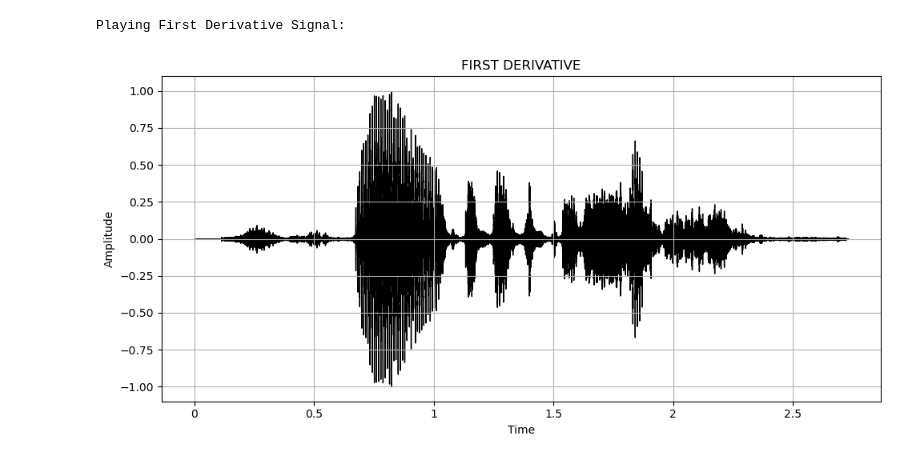
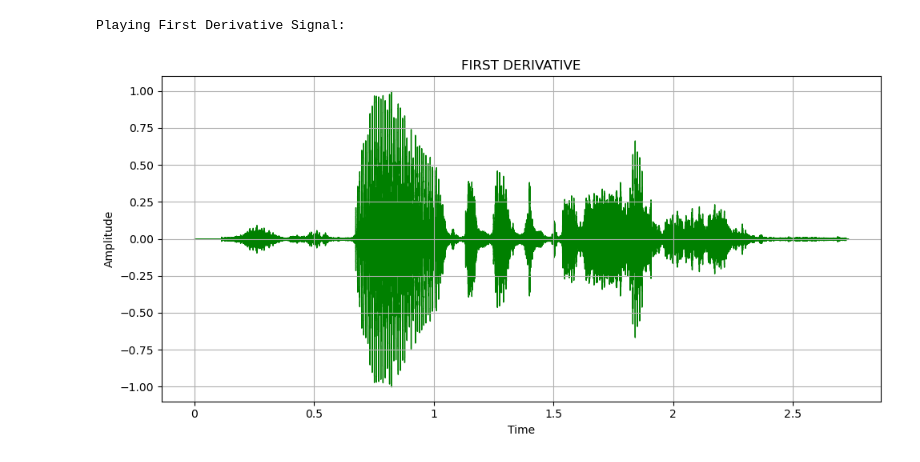
Before and after one commit to vikranth899/AI-in-speech-processing, a Jupyter notebook: 21100_Lab2.ipynb, the cells around one changed output. Cells and saved outputs as stored; diff of their text form; code cells hidden in the pictures.

```diff
--- a/21100_Lab2.ipynb
+++ b/21100_Lab2.ipynb
@@ -1,30 +1,29 @@
 # %%
-#A1
-
 import librosa
 import librosa.display
 import matplotlib.pyplot as plt
 import numpy as np
 import IPython.display as ipd
 
-y, sr = librosa.load('Recording.wav')
+audio_file = 'Recording.wav'
+y, sr = librosa.load(audio_file)
+
 derivative_1 = np.diff(y)
 derivative_1 /= np.max(np.abs(derivative_1))
 
 print("Playing First Derivative Signal:")
-
 plt.figure(figsize=(10, 5))
-librosa.display.waveshow(derivative_1, sr=sr,color='black')
+librosa.display.waveshow(derivative_1, sr=sr, color='green')
 plt.title('FIRST DERIVATIVE')
 plt.xlabel('Time')
 plt.ylabel('Amplitude')
 plt.grid(True)
 plt.tight_layout()
 plt.show()
 
 ipd.Audio(derivative_1, rate=sr)
 # %% [output]
 Playing First Derivative Signal:
-[figure, old version]
+[figure, new version]
 [interactive output not drawn]
 # %%
```
Also changed, not shown: parts of 5 cells of this notebook.
